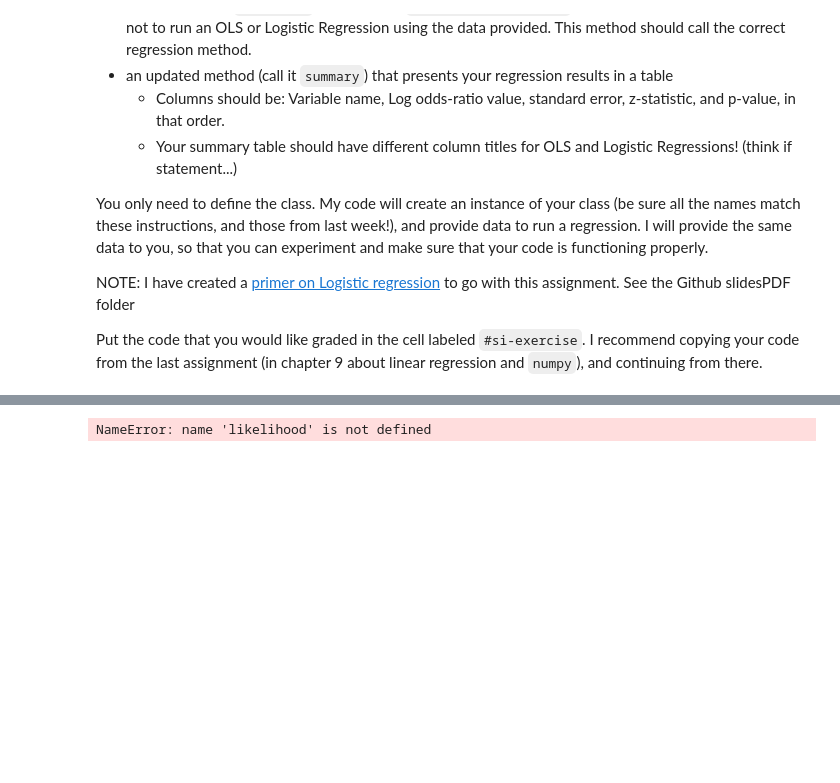
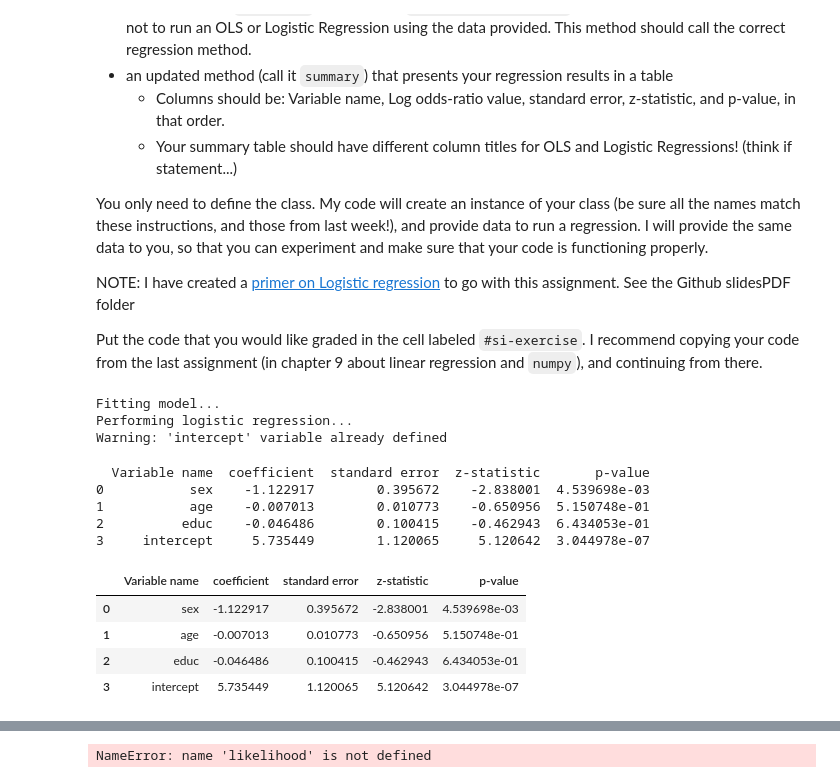
Before and after one commit to IgnacioRuelas/econ8320-assignment-10, a Jupyter notebook: Lesson.ipynb, the cells around one changed output, grey strips where cells are left out. Drawn from its saved outputs; the diff is of its cells as text; code cells hidden in the pictures; blank space fills up the shorter version.

```diff
--- a/Lesson.ipynb
+++ b/Lesson.ipynb
@@ -178,10 +178,9 @@ NOTE: I have created a [primer on Logistic regression](https://github.com/dustyw
 Put the code that you would like graded in the cell labeled `#si-exercise`. I recommend copying your code from the last assignment (in chapter 9 about linear regression and `numpy`), and continuing from there.
 # %%
 #si-exercise
+import numpy as np
 import pandas as pd
-import numpy as np
-from scipy import stats
-from scipy.stats import t
+from scipy.stats import t, norm
 from scipy.optimize import minimize
 #initializing
 class RegressionModel(object):
@@ -269,8 +268,8 @@ class RegressionModel(object):
       self.results = {}
       for i, var_name in enumerate(self.x.columns):
         self.results[var_name] = {
-            "coefficient": beta[i],
-            "standard_error": se[i],
+            "coefficient": beta_hat[i],
+            "standard_error": stan_err[i],
             "z_stat": zstat[i],
             "p_value": pval[i]
         }
@@ -310,3 +309,25 @@ class RegressionModel(object):
         summary_df.columns = ['Variable name', 'coefficient', 'standard error', 'z-statistic', 'p-value']
         print(summary_df)
         return summary_df
+# %%
+file_path = 'https://raw.githubusercontent.com/IgnacioRuelas/econ8320-assignment-10/refs/heads/main/tests/files/assignment8Data.csv'
+data = pd.read_csv(file_path)
+x = data.loc[:100, ['sex','age','educ']]
+y = data.loc[:100, 'white']
+reg = RegressionModel(x, y, create_intercept=True, regression_type = 'logit')
+reg.fit_model()
+reg.summary()
+# %% [output]
+Fitting model...
+Performing logistic regression...
+Warning: 'intercept' variable already defined
+  Variable name  coefficient  standard error  z-statistic       p-value
+0           sex    -1.122917        0.395672    -2.838001  4.539698e-03
+1           age    -0.007013        0.010773    -0.650956  5.150748e-01
+2          educ    -0.046486        0.100415    -0.462943  6.434053e-01
+3     intercept     5.735449        1.120065     5.120642  3.044978e-07
+|  | Variable name | coefficient | standard error | z-statistic | p-value |
+| 0 | sex | -1.122917 | 0.395672 | -2.838001 | 4.539698e-03 |
+| 1 | age | -0.007013 | 0.010773 | -0.650956 | 5.150748e-01 |
+| 2 | educ | -0.046486 | 0.100415 | -0.462943 | 6.434053e-01 |
+| 3 | intercept | 5.735449 | 1.120065 | 5.120642 | 3.044978e-07 |
```
Also changed, not shown: parts of 5 cells of this notebook.
